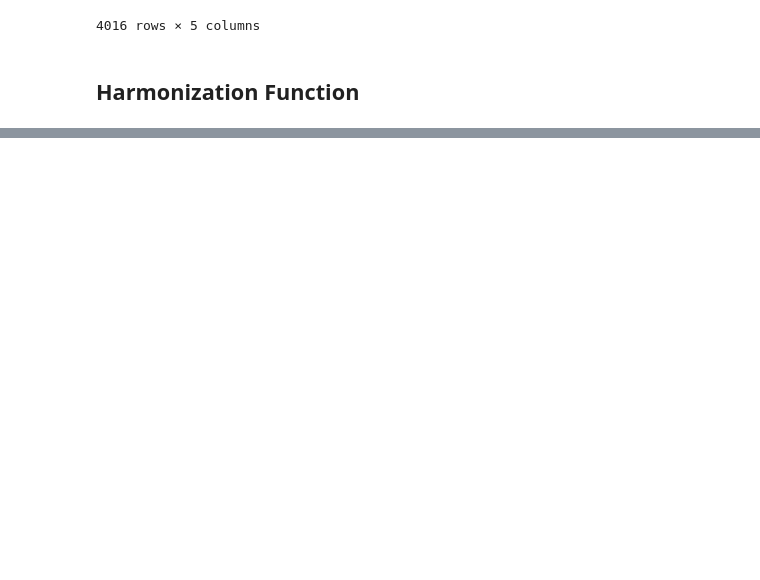
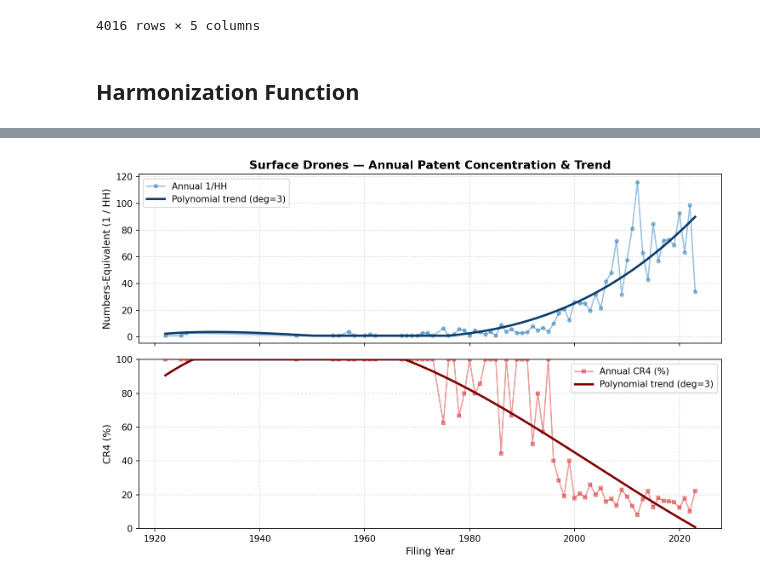
Before and after one commit to dattiluca-afk/innovation-management-assignment, a Jupyter notebook: notebooks/step_2.ipynb, the cells around one changed output, grey strips where cells are left out. Saved outputs shown, nothing was run; the diff lists cells and outputs as text; code cells hidden in the pictures; blank space fills up the shorter version.

```diff
--- a/notebooks/step_2.ipynb
+++ b/notebooks/step_2.ipynb
@@ -638,0 +667,3 @@ def my_harmonisation(app_df, gold_df):
+# %%
+applicants_df['ctry'] = applicants_df['ctry'].replace("  ",None)
+applicants_df['ctry'] = applicants_df['ctry'].fillna('OTHER')
@@ -638,0 +714,2 @@ def my_harmonisation(app_df, gold_df):
+# %%
+patents_per_firm = applicants_df.groupby('cluster_label', as_index=False)['appln_id'].nunique().rename(columns={'appln_id':'patents_per_firm','cluster_label':'firm'}).sort_values(by='patents_per_firm',ascending=False)
@@ -638,0 +836,13 @@ def my_harmonisation(app_df, gold_df):
+# %%
+conc_by_year = (
+    patents_per_firm_year
+    .groupby('year')['patents_per_firm']
+    .agg([
+        ('firms', 'count'),
+        ('patents', 'sum'),
+        ('HH', herfindahl),
+        ('1/HH', lambda x: 1 / herfindahl(x)),
+        ('CR4 (%)', lambda x: concentration_ratio(x, 4)),
+    ])
+    .reset_index()
+)
@@ -638,0 +865,65 @@ def my_harmonisation(app_df, gold_df):
+# %%
+import numpy as np
+import matplotlib.pyplot as plt
+
+TRUNCATED_YEARS = [2024, 2025, 2026]
+POLY_DEGREE = 3  # Use 2 for a simpler curve, 3 to capture inflection points
+
+plot_df = conc_by_year.sort_values('year').copy()
+fit_df = plot_df[~plot_df['year'].isin(TRUNCATED_YEARS)]
+
+x = fit_df['year'].to_numpy()
+x_grid = np.linspace(x.min(), x.max(), 200)
+
+poly_inv_hh = np.poly1d(np.polyfit(x, fit_df['1/HH'], deg=POLY_DEGREE))
+poly_cr4 = np.poly1d(np.polyfit(x, fit_df['CR4 (%)'], deg=POLY_DEGREE))
+
+fig, (ax1, ax2) = plt.subplots(2, 1, figsize=(10, 6.5), sharex=True, dpi=150)
+
+# Panel 1: Numbers-Equivalent (1/HH)
+ax1.plot(
+    plot_df['year'], plot_df['1/HH'],
+    color='#1f77b4', marker='o', alpha=0.45, linewidth=1.5, markersize=4,
+    label='Annual 1/HH'
+)
+ax1.plot(
+    x_grid, np.maximum(1, poly_inv_hh(x_grid)),
+    color='#0b3c6d', linewidth=2.5,
+    label=f'Polynomial trend (deg={POLY_DEGREE})'
+)
+ax1.set_ylabel('Numbers-Equivalent (1 / HH)', fontsize=11)
+ax1.set_title('Surface Drones — Annual Patent Concentration & Trend', fontsize=13, fontweight='bold')
+ax1.grid(True, linestyle='--', alpha=0.4)
+ax1.legend(loc='upper left', frameon=True)
+
+# Panel 2: Top-4 Concentration Ratio (CR4 %)
+ax2.plot(
+    plot_df['year'], plot_df['CR4 (%)'],
+    color='#d62728', marker='s', alpha=0.45, linewidth=1.5, markersize=4,
+    label='Annual CR4 (%)'
+)
+ax2.plot(
+    x_grid, np.clip(poly_cr4(x_grid), 0, 100),
+    color='#7f0000', linewidth=2.5,
+    label=f'Polynomial trend (deg={POLY_DEGREE})'
+)
+ax2.set_ylabel('CR4 (%)', fontsize=11)
+ax2.set_xlabel('Filing Year', fontsize=11)
+ax2.set_ylim(0, min(100, plot_df['CR4 (%)'].max() * 1.15))
+ax2.grid(True, linestyle='--', alpha=0.4)
+ax2.legend(loc='upper right', frameon=True)
+
+# Shade truncated filing years if present
+trunc_in_data = [y for y in TRUNCATED_YEARS if y in plot_df['year'].values]
+if trunc_in_data:
+    for ax in (ax1, ax2):
+        ax.axvspan(
+            min(trunc_in_data) - 0.5, max(trunc_in_data) + 0.5,
+            color='gray', alpha=0.15, label='Truncated filing window'
+        )
+    ax1.legend(loc='upper left', frameon=True)
+
+plt.tight_layout()
+plt.show()
+# %% [output]
+[figure, added]
```
Also changed, not shown: parts of 86 cells of this notebook.
